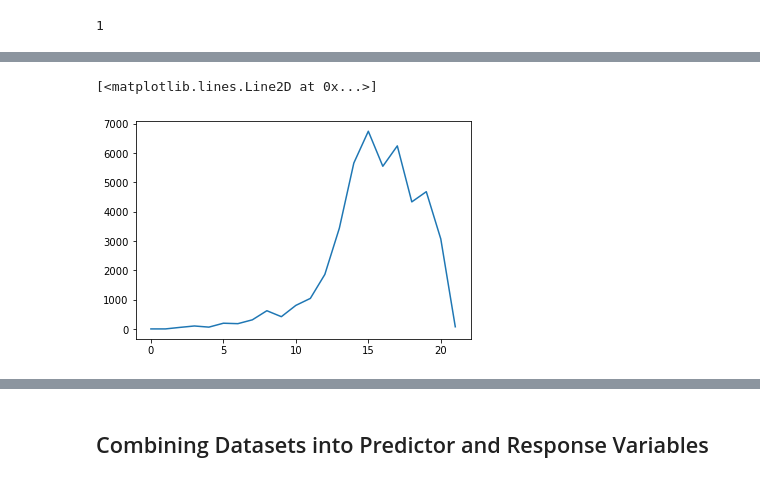
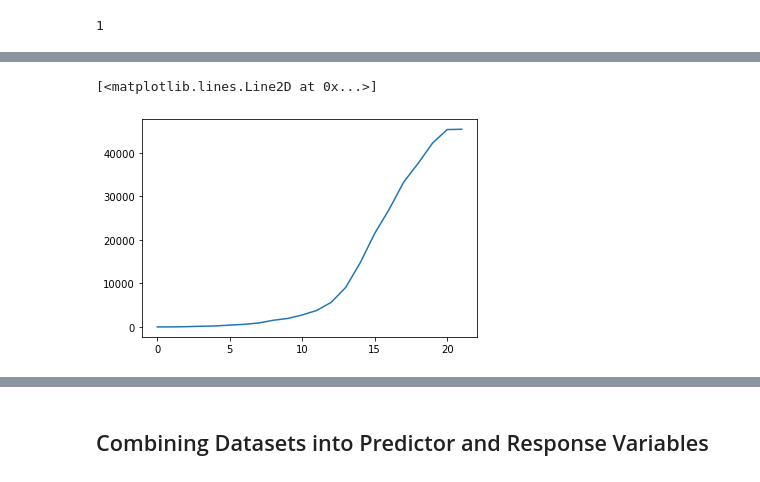
Before and after one commit to ghostpress/ee509-project, a Jupyter notebook: code/processing/dataProcNotebook.ipynb, the cells around one changed output, grey strips where cells are left out. Drawn from its saved outputs; the diff is of its cells as text; code cells hidden in the pictures.

```diff
--- a/code/processing/dataProcNotebook.ipynb
+++ b/code/processing/dataProcNotebook.ipynb
@@ -866,8 +866,8 @@ plt.plot(y)
 # %%
-plt.plot(counts)
+plt.plot(np.cumsum(counts))
 # %% [output]
 [<matplotlib.lines.Line2D at 0x...>]
-[figure, old version]
+[figure, new version]
 # %%
 time = pd.DataFrame(y, x)
 # %%
```
Also changed, not shown: parts of 3 cells of this notebook.
